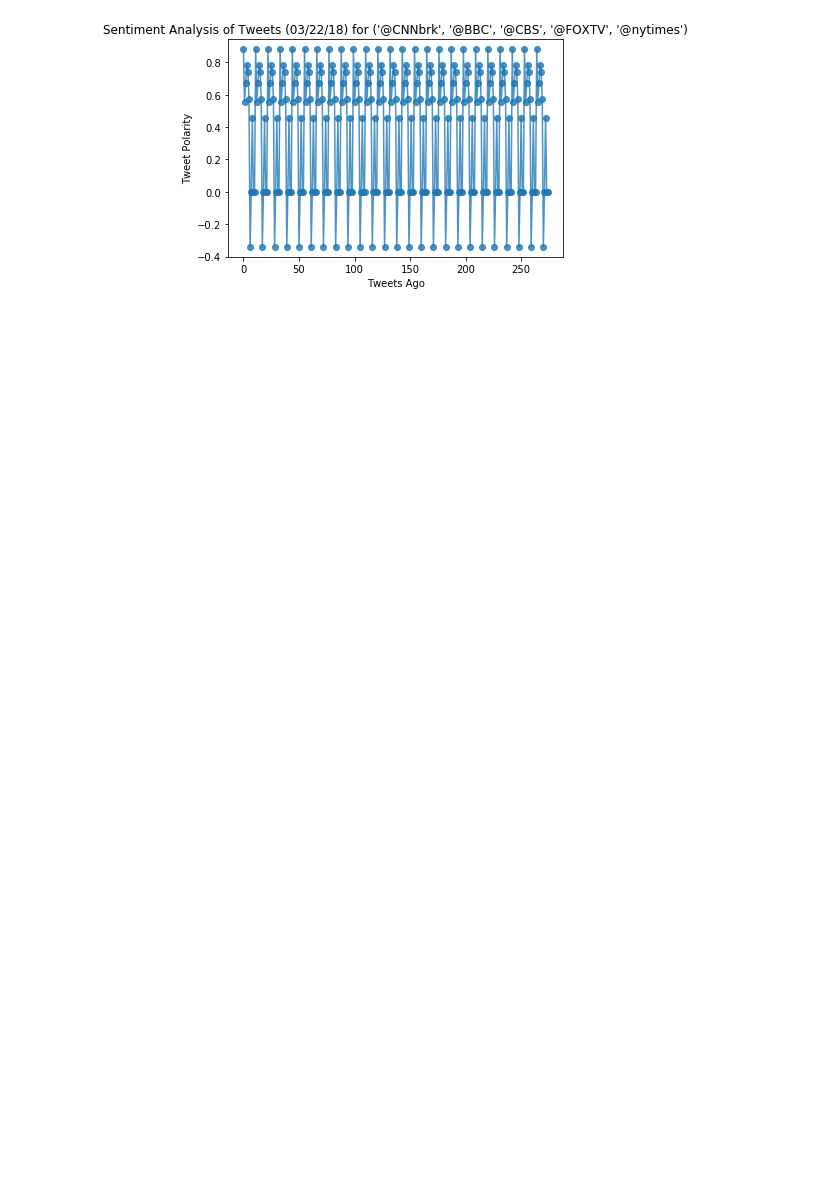
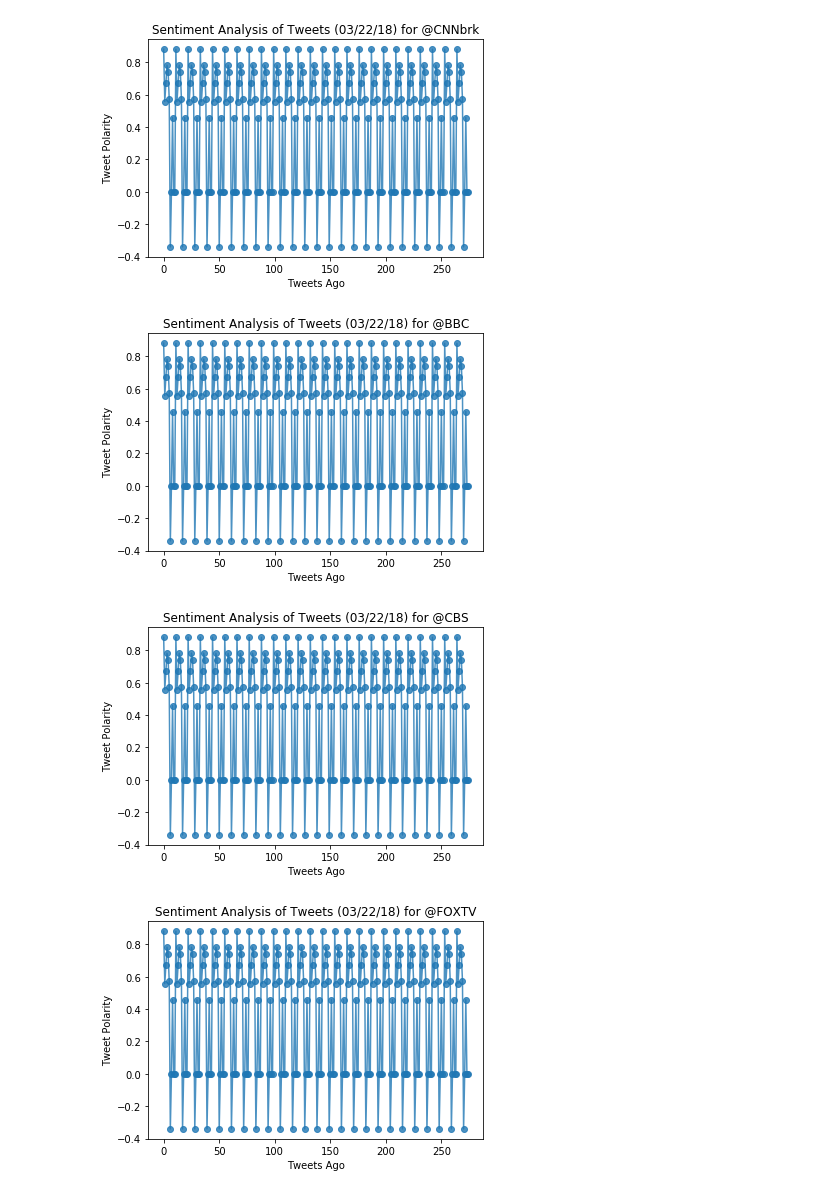
Before and after one commit to newlancealot/Bootcamp-Share, a Jupyter notebook: Newbolt_HW_BreakingNews.ipynb, the cells around one changed output. Drawn from its saved outputs; the diff is of its cells as text; code cells hidden in the pictures; blank space fills up the shorter version.

Commit message:
updated
i need to complete the charts

```diff
--- a/Newbolt_HW_BreakingNews.ipynb
+++ b/Newbolt_HW_BreakingNews.ipynb
@@ -110,13 +181,19 @@ sentiments_pd
 # %%
-# Create plot
-plt.plot(np.arange(len(sentiments_pd["Compound"])),
-         sentiments_pd["Compound"], marker="o",
-         alpha=0.8)
+#I'm trying to create a for loop to run through all of my networks and create a scatter plot for each.
 
-# # Incorporate the other graph properties
-plt.title("Sentiment Analysis of Tweets (%s) for %s" % (time.strftime("%x"), target_user))
-plt.ylabel("Tweet Polarity")
-plt.xlabel("Tweets Ago")
-plt.show()
+for network in target_user:
+    # Create plot
+    plt.plot(np.arange(len(sentiments_pd["Network"]==network)),
+             sentiments_pd["Compound"], marker="o",
+             alpha=0.8)
+
+    # # Incorporate the other graph properties
+    plt.title("Sentiment Analysis of Tweets (%s) for %s" % (time.strftime("%x"), network))
+    plt.ylabel("Tweet Polarity")
+    plt.xlabel("Tweets Ago")
+    plt.show()
 # %% [output]
-[figure, old version]
+[figure, new version]
+[figure, added]
+[figure, added]
+[figure, added]
```
Also changed, not shown: parts of 8 cells of this notebook.
